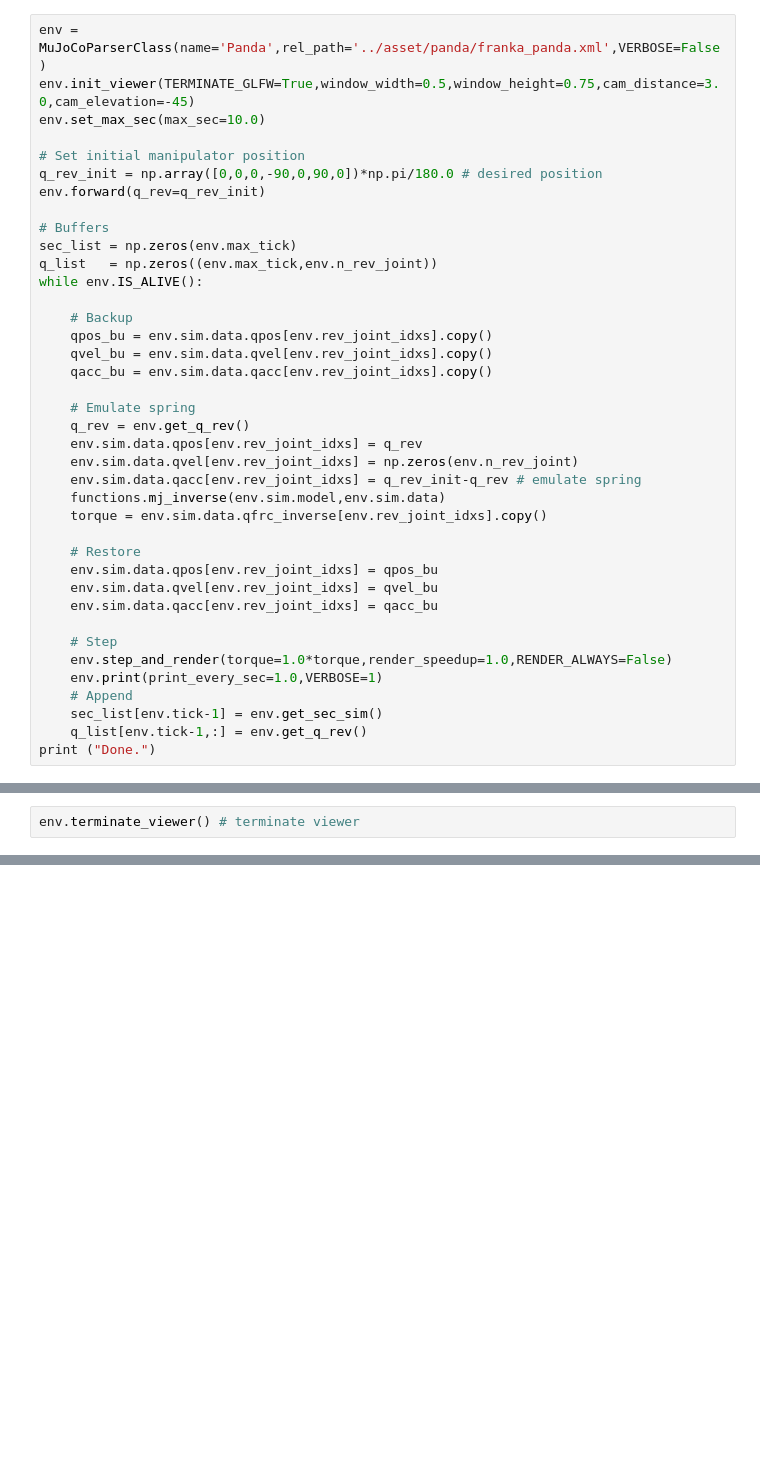
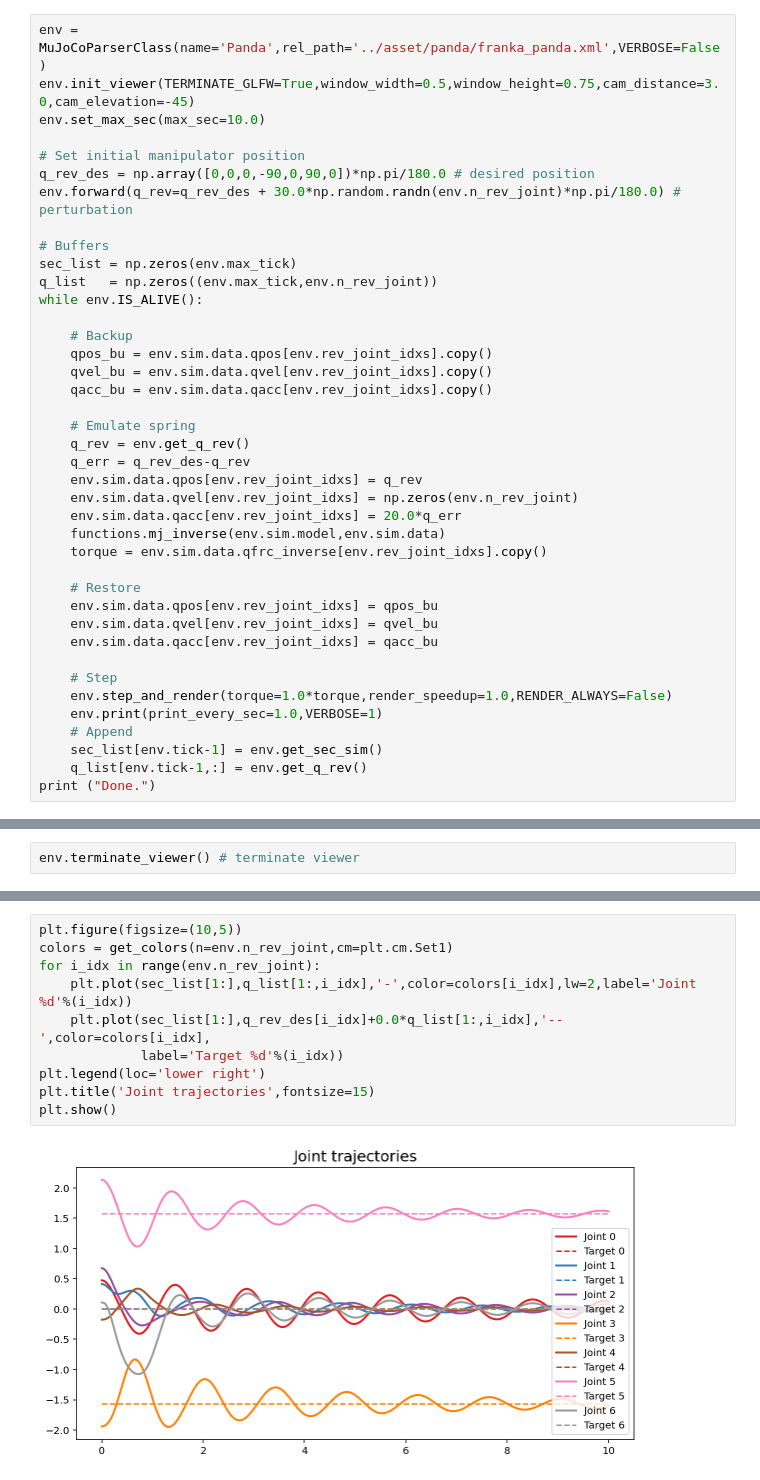
Before and after one commit to sjchoi86/simple-mujoco-usage, a Jupyter notebook: code/demo_manipulator_04_id.ipynb, the cells around one changed output, grey strips where cells are left out. Cells and saved outputs as stored; diff of their text form; blank space fills up the shorter version.

```diff
--- a/code/demo_manipulator_04_id.ipynb
+++ b/code/demo_manipulator_04_id.ipynb
@@ -19,8 +20,8 @@ env.init_viewer(TERMINATE_GLFW=True,window_width=0.5,window_height=0.75,cam_dist
 env.set_max_sec(max_sec=10.0)
 
 # Set initial manipulator position
-q_rev_init = np.array([0,0,0,-90,0,90,0])*np.pi/180.0 # desired position
-env.forward(q_rev=q_rev_init)
+q_rev_des = np.array([0,0,0,-90,0,90,0])*np.pi/180.0 # desired position
+env.forward(q_rev=q_rev_des + 30.0*np.random.randn(env.n_rev_joint)*np.pi/180.0) # perturbation
 
 # Buffers
 sec_list = np.zeros(env.max_tick)
@@ -34,9 +35,10 @@ while env.IS_ALIVE():
 
     # Emulate spring
     q_rev = env.get_q_rev()
+    q_err = q_rev_des-q_rev
     env.sim.data.qpos[env.rev_joint_idxs] = q_rev
     env.sim.data.qvel[env.rev_joint_idxs] = np.zeros(env.n_rev_joint)
-    env.sim.data.qacc[env.rev_joint_idxs] = q_rev_init-q_rev # emulate spring
+    env.sim.data.qacc[env.rev_joint_idxs] = 20.0*q_err
     functions.mj_inverse(env.sim.model,env.sim.data)
     torque = env.sim.data.qfrc_inverse[env.rev_joint_idxs].copy()
 
@@ -69,0 +74,12 @@ env.terminate_viewer() # terminate viewer
+# %%
+plt.figure(figsize=(10,5))
+colors = get_colors(n=env.n_rev_joint,cm=plt.cm.Set1)
+for i_idx in range(env.n_rev_joint):
+    plt.plot(sec_list[1:],q_list[1:,i_idx],'-',color=colors[i_idx],lw=2,label='Joint %d'%(i_idx))
+    plt.plot(sec_list[1:],q_rev_des[i_idx]+0.0*q_list[1:,i_idx],'--',color=colors[i_idx],
+             label='Target %d'%(i_idx))
+plt.legend(loc='lower right')
+plt.title('Joint trajectories',fontsize=15)
+plt.show()
+# %% [output]
+[figure, added]
```
Also changed, not shown: parts of 4 cells of this notebook, 9 other files.
